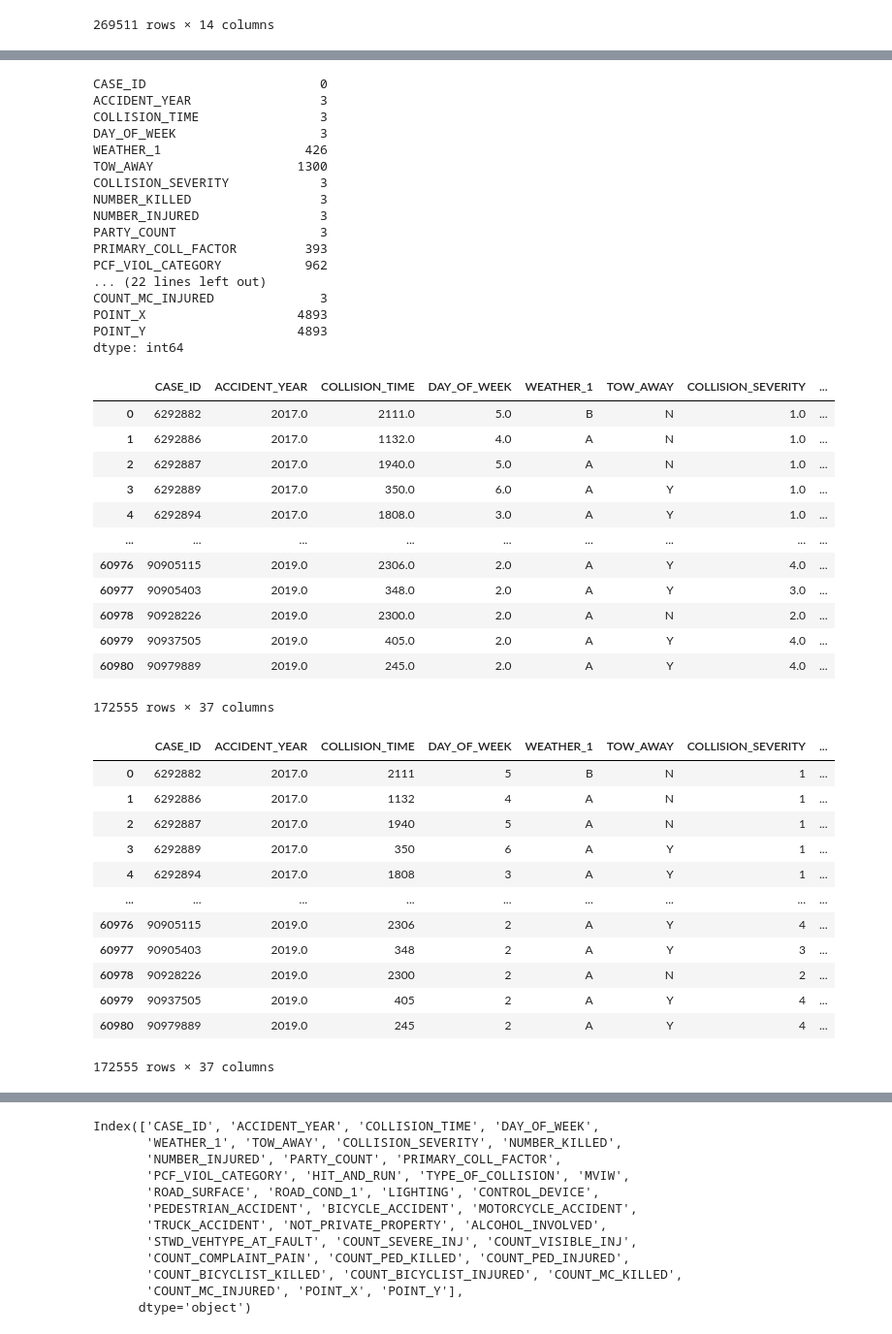
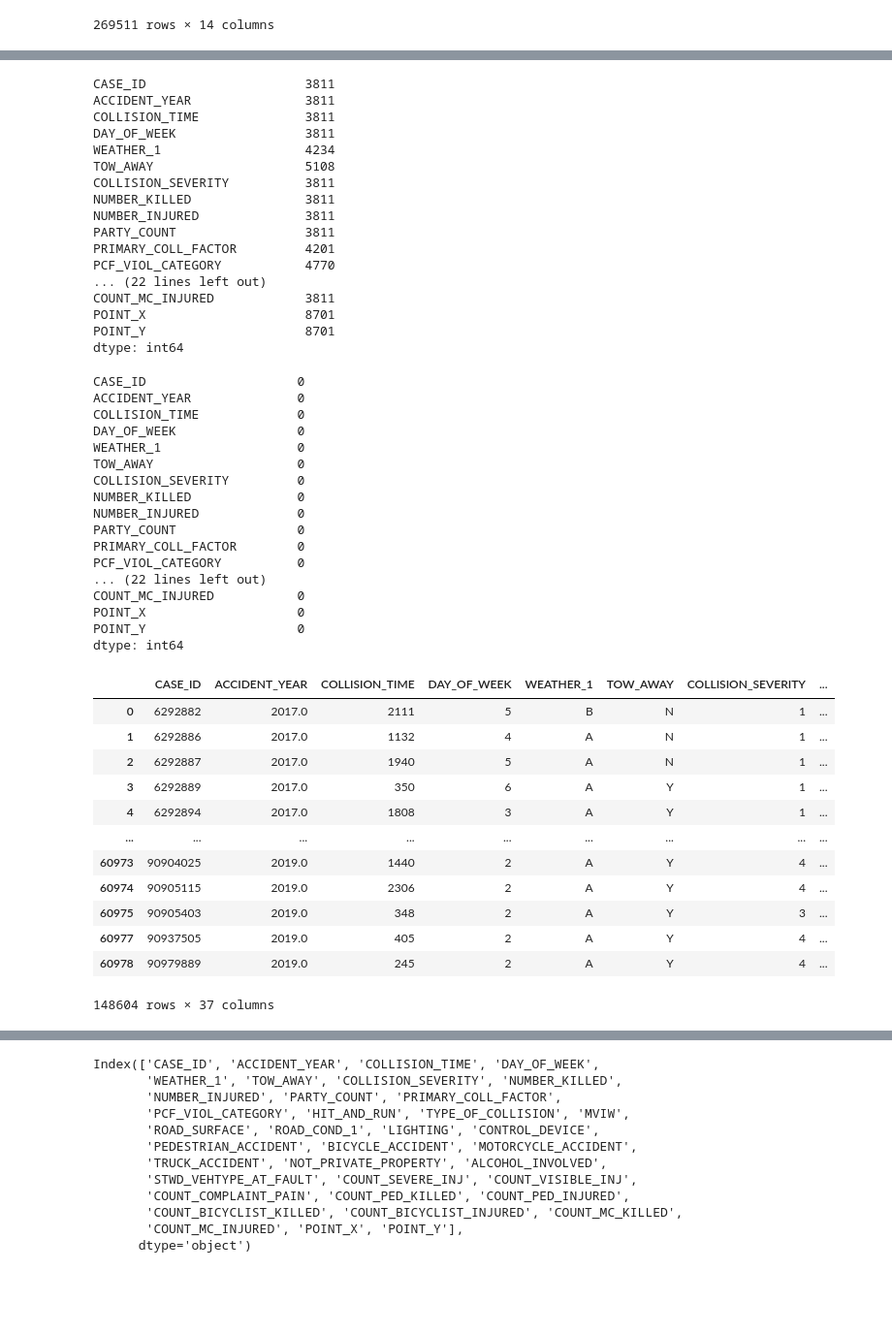
Before and after one commit to wattsr1/LA-Collision-Analysis, a Jupyter notebook: cleaning_data.ipynb, the cells around one changed output, grey strips where cells are left out. Shown at 97% size. Saved outputs shown, nothing was run; the diff lists cells and outputs as text; code cells hidden in the pictures; blank space fills up the shorter version.

```diff
--- a/cleaning_data.ipynb
+++ b/cleaning_data.ipynb
@@ -449,68 +914,72 @@ crashes_df["TRUCK_ACCIDENT"].fillna(0, inplace=True)
 crashes_df["TRUCK_ACCIDENT"].replace("Y", 1,inplace=True)
 crashes_df["ALCOHOL_INVOLVED"].fillna(0, inplace=True)
 crashes_df["ALCOHOL_INVOLVED"].replace("Y", 1,inplace=True)
-crashes_df["STWD_VEHTYPE_AT_FAULT"].fillna(0, inplace=True)
 # %%
 # Determine the number of null values in the dataset
 crashes_df.isnull().sum()
 # %% [output]
-CASE_ID                       0
-ACCIDENT_YEAR                 3
-COLLISION_TIME                3
-DAY_OF_WEEK                   3
-WEATHER_1                   426
-TOW_AWAY                   1300
-COLLISION_SEVERITY            3
-NUMBER_KILLED                 3
-NUMBER_INJURED                3
-PARTY_COUNT                   3
-PRIMARY_COLL_FACTOR         393
-PCF_VIOL_CATEGORY           962
+CASE_ID                     3811
+ACCIDENT_YEAR               3811
+COLLISION_TIME              3811
+DAY_OF_WEEK                 3811
+WEATHER_1                   4234
+TOW_AWAY                    5108
+COLLISION_SEVERITY          3811
+NUMBER_KILLED               3811
+NUMBER_INJURED              3811
+PARTY_COUNT                 3811
+PRIMARY_COLL_FACTOR         4201
+PCF_VIOL_CATEGORY           4770
 ... (22 lines left out)
-COUNT_MC_INJURED              3
-POINT_X                    4893
-POINT_Y                    4893
+COUNT_MC_INJURED            3811
+POINT_X                     8701
+POINT_Y                     8701
 dtype: int64
 # %%
 # Drop NaN values
 crashes_df.dropna(inplace=True)
 crashes_df
+crashes_df.isnull().sum()
 # %% [output]
-|  | CASE_ID | ACCIDENT_YEAR | COLLISION_TIME | DAY_OF_WEEK | WEATHER_1 | TOW_AWAY | COLLISION_SEVERITY | ... |
-| 0 | 6292882 | 2017.0 | 2111.0 | 5.0 | B | N | 1.0 | ... |
-| 1 | 6292886 | 2017.0 | 1132.0 | 4.0 | A | N | 1.0 | ... |
-| 2 | 6292887 | 2017.0 | 1940.0 | 5.0 | A | N | 1.0 | ... |
-| 3 | 6292889 | 2017.0 | 350.0 | 6.0 | A | Y | 1.0 | ... |
-| 4 | 6292894 | 2017.0 | 1808.0 | 3.0 | A | Y | 1.0 | ... |
-| ... | ... | ... | ... | ... | ... | ... | ... | ... |
-| 60976 | 90905115 | 2019.0 | 2306.0 | 2.0 | A | Y | 4.0 | ... |
-| 60977 | 90905403 | 2019.0 | 348.0 | 2.0 | A | Y | 3.0 | ... |
-| 60978 | 90928226 | 2019.0 | 2300.0 | 2.0 | A | N | 2.0 | ... |
-| 60979 | 90937505 | 2019.0 | 405.0 | 2.0 | A | Y | 4.0 | ... |
-| 60980 | 90979889 | 2019.0 | 245.0 | 2.0 | A | Y | 4.0 | ... |
-172555 rows × 37 columns
+CASE_ID                    0
+ACCIDENT_YEAR              0
+COLLISION_TIME             0
+DAY_OF_WEEK                0
+WEATHER_1                  0
+TOW_AWAY                   0
+COLLISION_SEVERITY         0
+NUMBER_KILLED              0
+NUMBER_INJURED             0
+PARTY_COUNT                0
+PRIMARY_COLL_FACTOR        0
+PCF_VIOL_CATEGORY          0
+... (22 lines left out)
+COUNT_MC_INJURED           0
+POINT_X                    0
+POINT_Y                    0
+dtype: int64
 # %%
-dict_column_datatypes = {"DAY_OF_WEEK" : int, "COLLISION_SEVERITY" : int, "NUMBER_KILLED" : int,
+dict_column_datatypes = {"CASE_ID" : int, "DAY_OF_WEEK" : int, "COLLISION_SEVERITY" : int, "NUMBER_KILLED" : int,
                          "NUMBER_INJURED" : int, "PARTY_COUNT" : int, "COUNT_SEVERE_INJ" : int,
                          "COUNT_VISIBLE_INJ" : int, "COUNT_COMPLAINT_PAIN" : int, "COUNT_PED_KILLED" : int,
                          "COUNT_PED_INJURED" : int, "COUNT_BICYCLIST_KILLED" : int, "COUNT_BICYCLIST_INJURED" : int,
                          "COUNT_MC_KILLED" : int, "COUNT_MC_INJURED" : int, "COLLISION_TIME" : int}
 crashes_df = crashes_df.astype(dict_column_datatypes)
 crashes_df
 # %% [output]
 |  | CASE_ID | ACCIDENT_YEAR | COLLISION_TIME | DAY_OF_WEEK | WEATHER_1 | TOW_AWAY | COLLISION_SEVERITY | ... |
 | 0 | 6292882 | 2017.0 | 2111 | 5 | B | N | 1 | ... |
 | 1 | 6292886 | 2017.0 | 1132 | 4 | A | N | 1 | ... |
 | 2 | 6292887 | 2017.0 | 1940 | 5 | A | N | 1 | ... |
 | 3 | 6292889 | 2017.0 | 350 | 6 | A | Y | 1 | ... |
 | 4 | 6292894 | 2017.0 | 1808 | 3 | A | Y | 1 | ... |
 | ... | ... | ... | ... | ... | ... | ... | ... | ... |
-| 60976 | 90905115 | 2019.0 | 2306 | 2 | A | Y | 4 | ... |
-| 60977 | 90905403 | 2019.0 | 348 | 2 | A | Y | 3 | ... |
-| 60978 | 90928226 | 2019.0 | 2300 | 2 | A | N | 2 | ... |
-| 60979 | 90937505 | 2019.0 | 405 | 2 | A | Y | 4 | ... |
-| 60980 | 90979889 | 2019.0 | 245 | 2 | A | Y | 4 | ... |
+| 60973 | 90904025 | 2019.0 | 1440 | 2 | A | Y | 4 | ... |
+| 60974 | 90905115 | 2019.0 | 2306 | 2 | A | Y | 4 | ... |
+| 60975 | 90905403 | 2019.0 | 348 | 2 | A | Y | 3 | ... |
+| 60977 | 90937505 | 2019.0 | 405 | 2 | A | Y | 4 | ... |
+| 60978 | 90979889 | 2019.0 | 245 | 2 | A | Y | 4 | ... |
-172555 rows × 37 columns
+148604 rows × 37 columns
 # %%
 # Change ACCIDENT_YEAR to datetime
 crashes_df["ACCIDENT_YEAR"] = pd.to_datetime(crashes_df["ACCIDENT_YEAR"], format='%Y')
```
Also changed, not shown: parts of 93 cells of this notebook, 13 other files.
